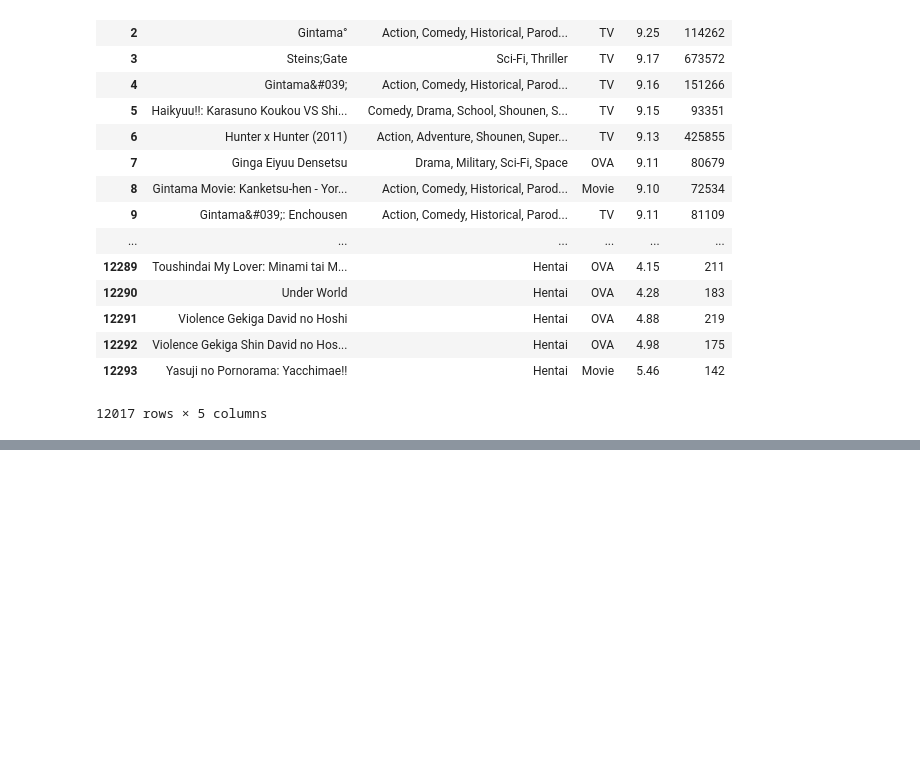
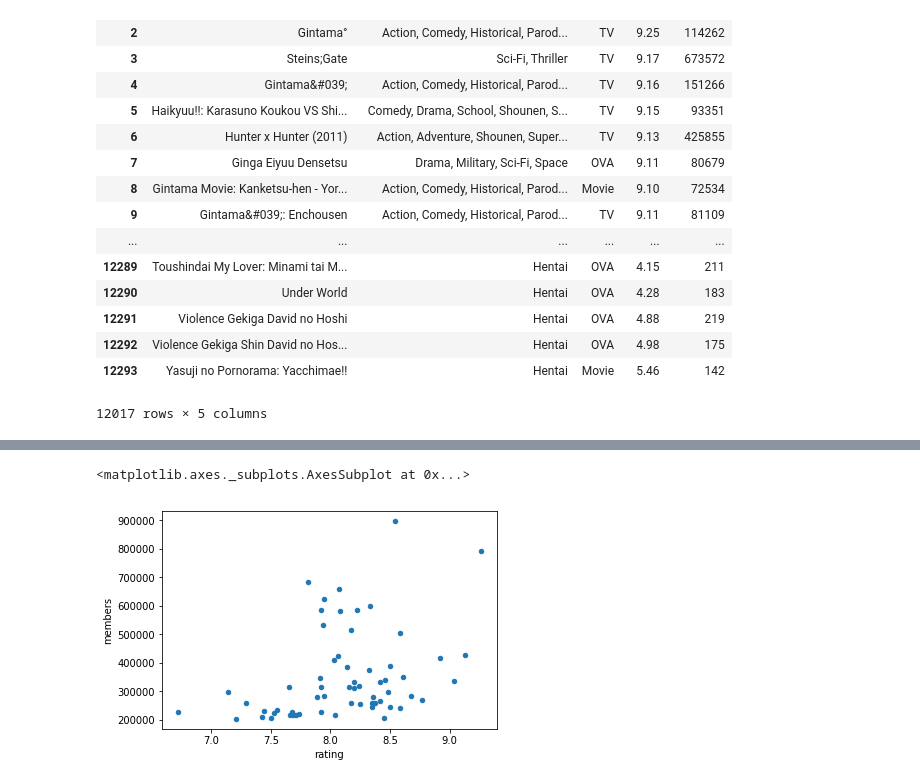
Before and after one commit to nburkhalter/shounen_vocab_list, a Jupyter notebook: Top Shounen Anime Vocab List.ipynb, the cells around one changed output, grey strips where cells are left out. Cells and saved outputs as stored; diff of their text form; code cells hidden in the pictures; blank space fills up the shorter version.

```diff
--- a/Top Shounen Anime Vocab List.ipynb
+++ b/Top Shounen Anime Vocab List.ipynb
@@ -191,6 +93,0 @@ anime_list[:50]
-# %%
-'''There seem to be a lot of duplicate titles in this set. We will further filter to show only TV shows'''
-
-anime_list = anime_list.loc[anime_list['type'] == 'TV']
-
-anime_list[:50]
@@ -214,0 +94,19 @@ anime_list[:50]
+# %%
+'''From an initial check of the data, we can see that both the rating and members columns play significant roles in
+determining the popularity of an anime. We will assign a weighted score to each anime based on their overall ranking
+and their overall member numbers over the next few cells.
+
+The first step will be to remove any anime with less than 200000 members (because we want *popular* anime). Next, we
+will sort the data so that the anime with the most followers will be represented first since the data originally
+had the anime sorted by rank.'''
+
+# Filter DataFrame to show only anime with "Shounen" listed as a genre
+anime_list = anime_list[anime_list['genre'].str.contains('Shounen')]
+
+# Show only anime that have 200000 or more members
+anime_list = anime_list[anime_list['members'] > 199999]
+
+# Sort anime by member number in descending order
+anime_list = anime_list.sort_values('members', ascending=False)
+
+anime_list
@@ -214,0 +132,14 @@ anime_list[:50]
+# %%
+'''Next, we want to see how strong the relationship is between rank and members, and if there is anything worth
+pursuing here. We will perform a simple correlation test at first and see if we can deduce the relationship that way.
+Basically, what we are looking for is evidence that either rank or members is more heavily weighted in determining the
+popularity of an anime.'''
+
+# Perform Pearson's correlation on DataFrame
+anime_list.corr(method='pearson')                # 0.339851 correlation between rating and members
+
+# Visualize the correlation via scatterplot
+anime_list.plot.scatter(x='rating', y='members')
+# %% [output]
+<matplotlib.axes._subplots.AxesSubplot at 0x...>
+[figure, added]
```
Also changed, not shown: parts of 14 cells of this notebook.
